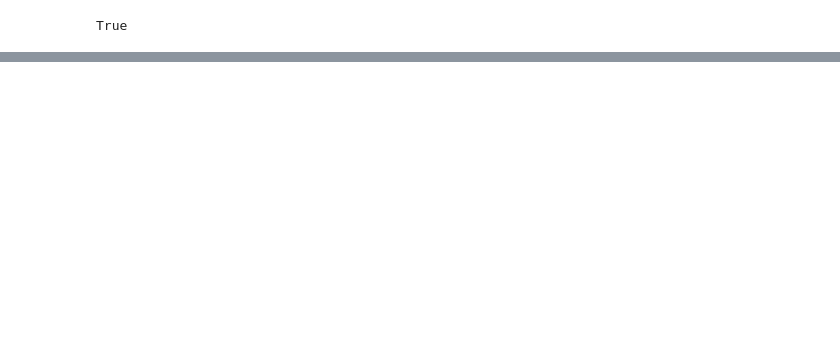
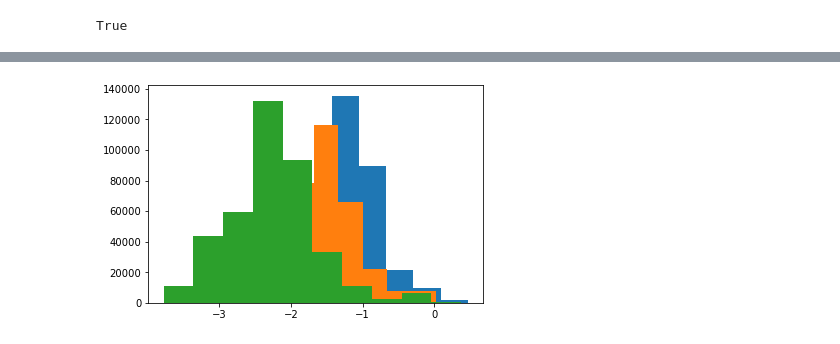
Before and after one commit to Hoseung/astroBF, a Jupyter notebook: notebooks/llll.ipynb, the cells around one changed output, grey strips where cells are left out. Saved outputs shown, nothing was run; the diff lists cells and outputs as text; code cells hidden in the pictures; blank space fills up the shorter version.

```diff
--- a/notebooks/llll.ipynb
+++ b/notebooks/llll.ipynb
@@ -138,0 +134,28 @@ True
+# %%
+def change_luminance(rgb, l_out):
+    l_in = rgb_to_CIEXYZ(rgb)[:,:,1]
+    print(np.max(rgb, axis=(0,1)))
+    multiplier = np.expand_dims(l_out/l_in, -1)
+    print(multiplier.shape)
+    print(np.max(multiplier, axis=(0,1)))
+    return rgb * multiplier
+    #return rgb * (l_out/np.expand_dims(l_in, -1))
+
+def reinhard_extended(img):
+    """
+    Any pixel above the 'white point' will be saturated.
+    """
+    #white = np.max(img) #-15
+    #white =
+    print(np.max(img, axis=(0,1)))
+    l_old = rgb_to_CIEXYZ(img)[:,:,1]
+    white = np.max(l_old)
+    l_new = l_old * (1+(l_old/white**2)) / (1+l_old)
+    print(np.max(l_new, axis=(0,1)))
+    return change_luminance(img, l_new)
+
+mapped = reinhard_extended(img)
+#mapped[:,:,1],mapped[:,:,2] = mapped[:,:,2],mapped[:,:,1].copy()
+print(np.max(mapped, axis=(0,1)))
+im2_8bit = np.clip(mapped * 255, 0, 255).astype('uint8')
+cv.imwrite("Reinhard_extended.png", im2_8bit)
@@ -138,0 +178,7 @@ True
+# %%
+plt.hist(np.log10(mapped[:,:,0].ravel()))
+plt.hist(np.log10(mapped[:,:,1].ravel()))
+plt.hist(np.log10(mapped[:,:,2].ravel()))
+plt.show()
+# %% [output]
+[figure, added]
```
Also changed, not shown: parts of 16 cells of this notebook, 1 other file.
